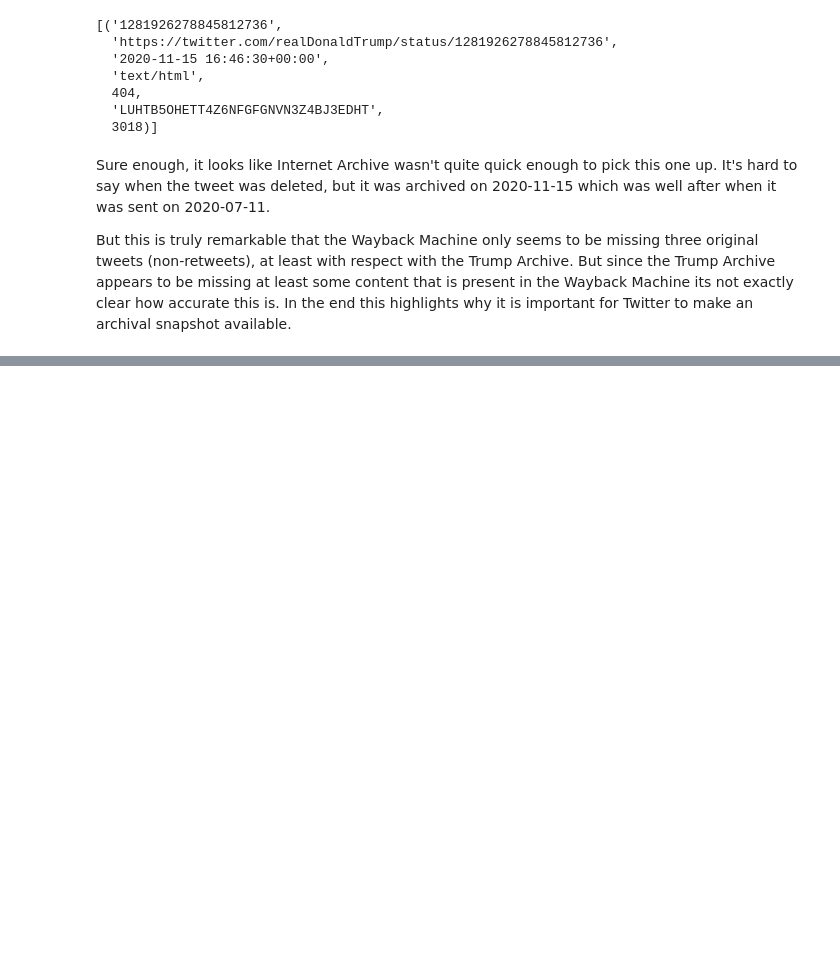
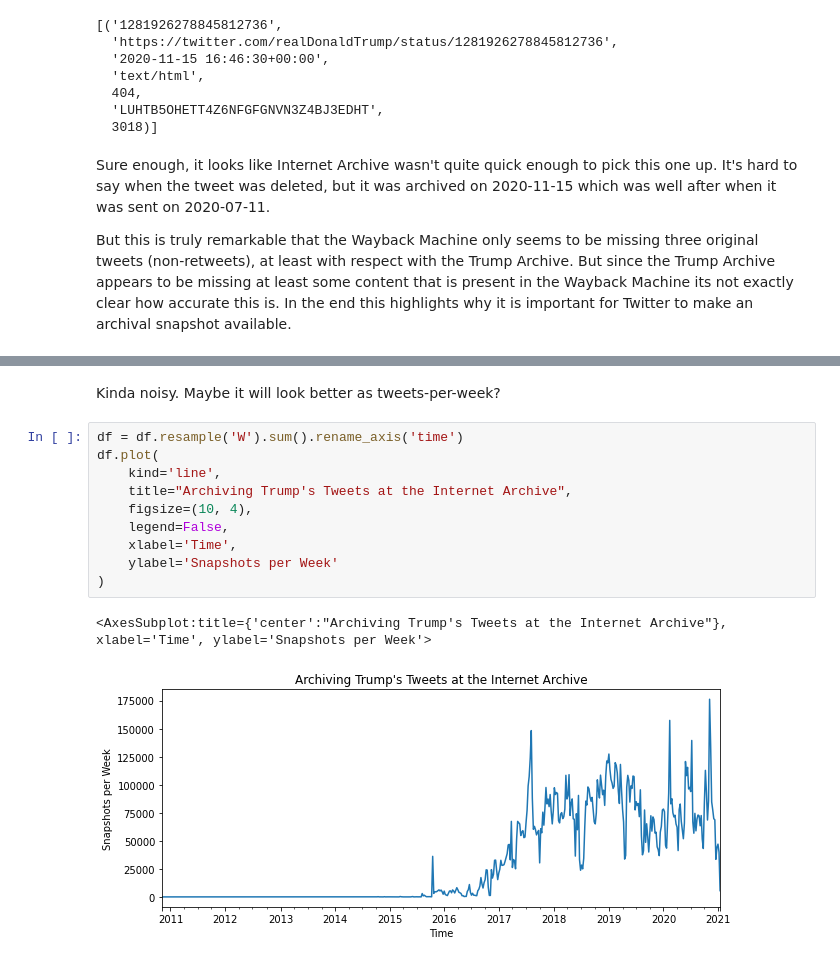
Before and after one commit to edsu/notebooks, a Jupyter notebook: Trump Tweets at Internet Archive.ipynb, the cells around one changed output, grey strips where cells are left out. Drawn from its saved outputs; the diff is of its cells as text; blank space fills up the shorter version.

```diff
--- a/Trump Tweets at Internet Archive.ipynb
+++ b/Trump Tweets at Internet Archive.ipynb
@@ -621,0 +677,15 @@ But this is truly remarkable that the Wayback Machine only seems to be missing t
+# %% [markdown]
+Kinda noisy. Maybe it will look better as tweets-per-week?
+# %%
+df = df.resample('W').sum().rename_axis('time')
+df.plot(
+    kind='line',
+    title="Archiving Trump's Tweets at the Internet Archive",
+    figsize=(10, 4),
+    legend=False,
+    xlabel='Time',
+    ylabel='Snapshots per Week'
+)
+# %% [output]
+<AxesSubplot:title={'center':"Archiving Trump's Tweets at the Internet Archive"}, xlabel='Time', ylabel='Snapshots per Week'>
+[figure, added]
```
Also changed, not shown: parts of 17 cells of this notebook.
